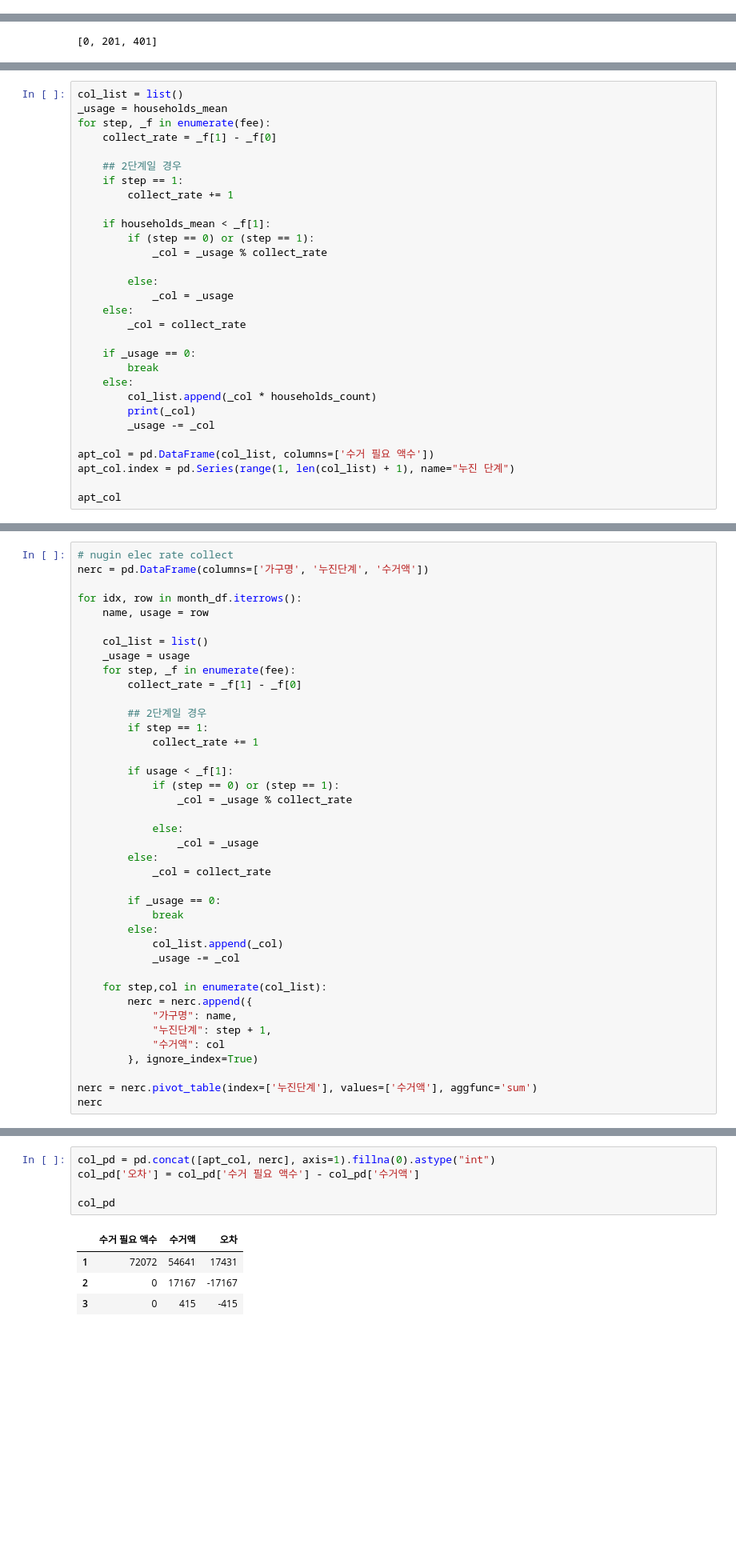
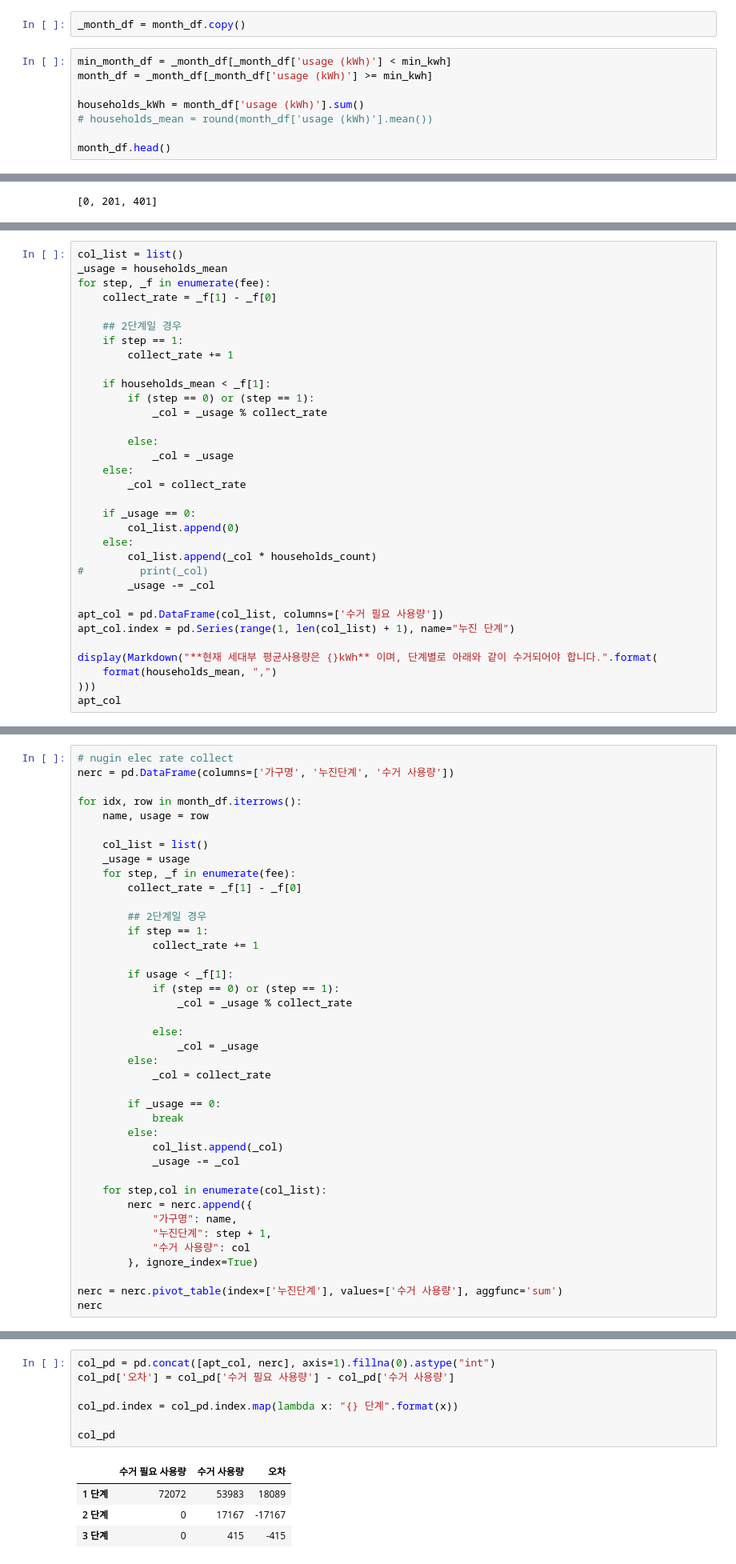
Before and after one commit to formegusto/what-is-public-fee, a Jupyter notebook: 공용부 예측 시뮬레이션 (보고서 쓸 때, 사용할 거).ipynb, the cells around one changed output, grey strips where cells are left out. Shown at 80% size. Drawn from its saved outputs; the diff is of its cells as text; blank space fills up the shorter version.

```diff
--- a/공용부 예측 시뮬레이션 (보고서 쓸 때, 사용할 거).ipynb
+++ b/공용부 예측 시뮬레이션 (보고서 쓸 때, 사용할 거).ipynb
@@ -117,0 +141,10 @@ fee
+# %%
+_month_df = month_df.copy()
+# %%
+min_month_df = _month_df[_month_df['usage (kWh)'] < min_kwh]
+month_df = _month_df[_month_df['usage (kWh)'] >= min_kwh]
+
+households_kWh = month_df['usage (kWh)'].sum()
+# households_mean = round(month_df['usage (kWh)'].mean())
+
+month_df.head()
@@ -257,14 +307,17 @@ for step, _f in enumerate(fee):
         _col = collect_rate
 
     if _usage == 0:
-        break
+        col_list.append(0)
     else:
         col_list.append(_col * households_count)
-        print(_col)
+#         print(_col)
         _usage -= _col
 
-apt_col = pd.DataFrame(col_list, columns=['수거 필요 액수'])
+apt_col = pd.DataFrame(col_list, columns=['수거 필요 사용량'])
 apt_col.index = pd.Series(range(1, len(col_list) + 1), name="누진 단계")
 
+display(Markdown("**현재 세대부 평균사용량은 {}kWh** 이며, 단계별로 아래와 같이 수거되어야 합니다.".format(
+    format(households_mean, ",")
+)))
 apt_col
 # %% [output]
@@ -287,6 +332,6 @@ month_df.head(6)
 # %%
 # nugin elec rate collect
-nerc = pd.DataFrame(columns=['가구명', '누진단계', '수거액'])
+nerc = pd.DataFrame(columns=['가구명', '누진단계', '수거 사용량'])
 
 for idx, row in month_df.iterrows():
     name, usage = row
@@ -319,9 +364,9 @@ for idx, row in month_df.iterrows():
         nerc = nerc.append({
             "가구명": name,
             "누진단계": step + 1,
-            "수거액": col
+            "수거 사용량": col
         }, ignore_index=True)
 
-nerc = nerc.pivot_table(index=['누진단계'], values=['수거액'], aggfunc='sum')
+nerc = nerc.pivot_table(index=['누진단계'], values=['수거 사용량'], aggfunc='sum')
 nerc
 # %% [output]
@@ -334,14 +379,16 @@ nerc
 ### 가구 수거액 확인
 # %%
 col_pd = pd.concat([apt_col, nerc], axis=1).fillna(0).astype("int")
-col_pd['오차'] = col_pd['수거 필요 액수'] - col_pd['수거액']
+col_pd['오차'] = col_pd['수거 필요 사용량'] - col_pd['수거 사용량']
+
+col_pd.index = col_pd.index.map(lambda x: "{} 단계".format(x))
 
 col_pd
 # %% [output]
-|  | 수거 필요 액수 | 수거액 | 오차 |
-| 1 | 72072 | 54641 | 17431 |
-| 2 | 0 | 17167 | -17167 |
-| 3 | 0 | 415 | -415 |
+|  | 수거 필요 사용량 | 수거 사용량 | 오차 |
+| 1 단계 | 72072 | 53983 | 18089 |
+| 2 단계 | 0 | 17167 | -17167 |
+| 3 단계 | 0 | 415 | -415 |
 # %% [markdown]
 ## 공용부 요금 시작 지점 확인
 # %%
```
Also changed, not shown: parts of 33 cells of this notebook, 2 other files.
